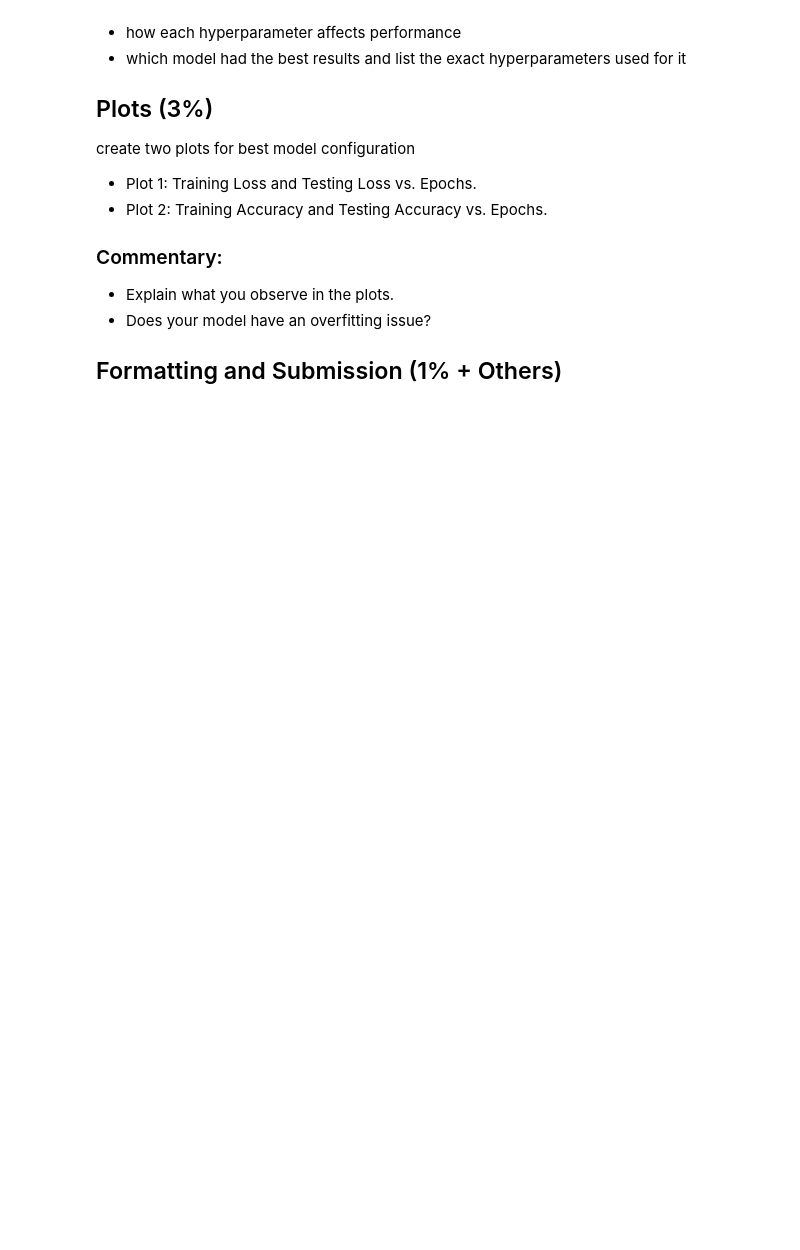
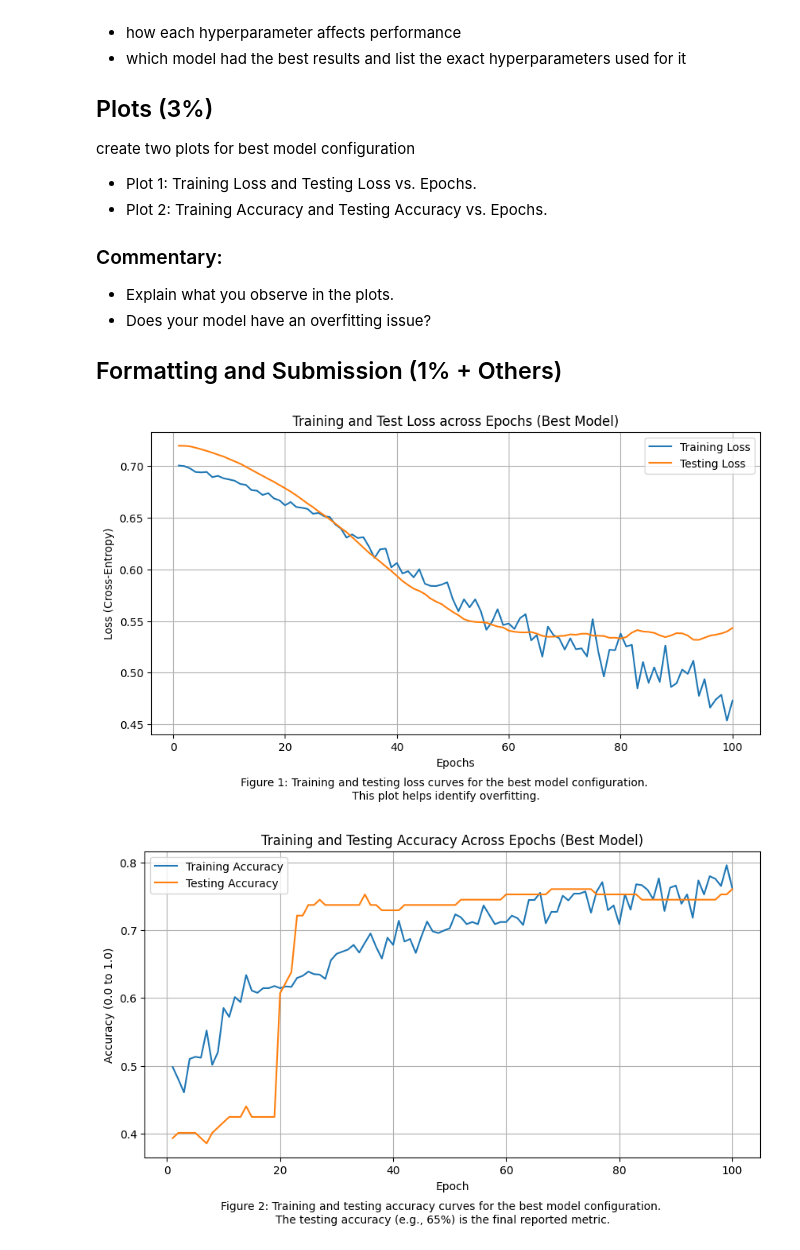
Before and after one commit to esther-pui/WOA7015-Assignment-3, a Jupyter notebook: WOA7015_A3_Group.ipynb, the cells around one changed output. Saved outputs shown, nothing was run; the diff lists cells and outputs as text; code cells hidden in the pictures; blank space fills up the shorter version.

```diff
--- a/WOA7015_A3_Group.ipynb
+++ b/WOA7015_A3_Group.ipynb
@@ -59,10 +59,11 @@ num_classes = len(y_class.unique())
 # one-hot encoding of categorical variables
 x_features = pd.get_dummies(x_features, columns=['Ethnics'], prefix='Ethnics')
 # final input dimension for mlp
+
 input_dimension = x_features.shape[1]
 
 # split data: training size 80%, testing size 20%
-x_train_df, x_text_df, y_train_np, y_test_np = train_test_split(
+x_train_df, x_test_df, y_train_np, y_test_np = train_test_split(
     x_features,
     y_numeric,
     test_size=0.2,
@@ -73,7 +74,7 @@ x_train_df, x_text_df, y_train_np, y_test_np = train_test_split(
 # scaling
 scaler = StandardScaler()
 x_train_scaled = scaler.fit_transform(x_train_df)
-x_test_scaled = scaler.transform(x_text_df)
+x_test_scaled = scaler.transform(x_test_df)
 
 # datasets and dataloaders
 x_train_tensor = torch.tensor(x_train_scaled, dtype=torch.float32)
@@ -208,3 +283,44 @@ create two plots for best model configuration
 * Does your model have an overfitting issue?
 
 ## Formatting and Submission (1% + Others)
+# %%
+# matplotlib to record the hyperparemeter tuning progress
+
+import matplotlib.pyplot as plt
+
+epochs_range = range(1, epoch + 1)
+
+# training and testing loss
+plt.figure(figsize=(10,5))
+plt.plot(epochs_range, train_loss_history, label='Training Loss')
+plt.plot(epochs_range, test_loss_history, label='Testing Loss')
+plt.title('Training and Test Loss across Epochs (Best Model)')
+plt.xlabel('Epochs')
+plt.ylabel('Loss (Cross-Entropy)')
+plt.legend()
+plt.grid(True)
+
+plt.figtext(0.5, -0.05,
+            "Figure 1: Training and testing loss curves for the best model configuration. \n"
+            "This plot helps identify overfitting.",
+            wrap=True, ha="center", fontsize=10)
+plt.show()
+
+# training and testing accuracy
+plt.figure(figsize=(10, 5))
+plt.plot(epochs_range, train_acc_history, label='Training Accuracy')
+plt.plot(epochs_range, test_acc_history, label='Testing Accuracy')
+plt.title('Training and Testing Accuracy Across Epochs (Best Model)')
+plt.xlabel('Epoch')
+plt.ylabel('Accuracy (0.0 to 1.0)')
+plt.legend()
+plt.grid(True)
+
+plt.figtext(0.5, -0.05,
+            "Figure 2: Training and testing accuracy curves for the best model configuration. \n"
+            "The testing accuracy (e.g., 65%) is the final reported metric.",
+            wrap=True, ha="center", fontsize=10)
+plt.show()
+# %% [output]
+[figure, added]
+[figure, added]
```
Also changed, not shown: parts of 2 cells of this notebook.
